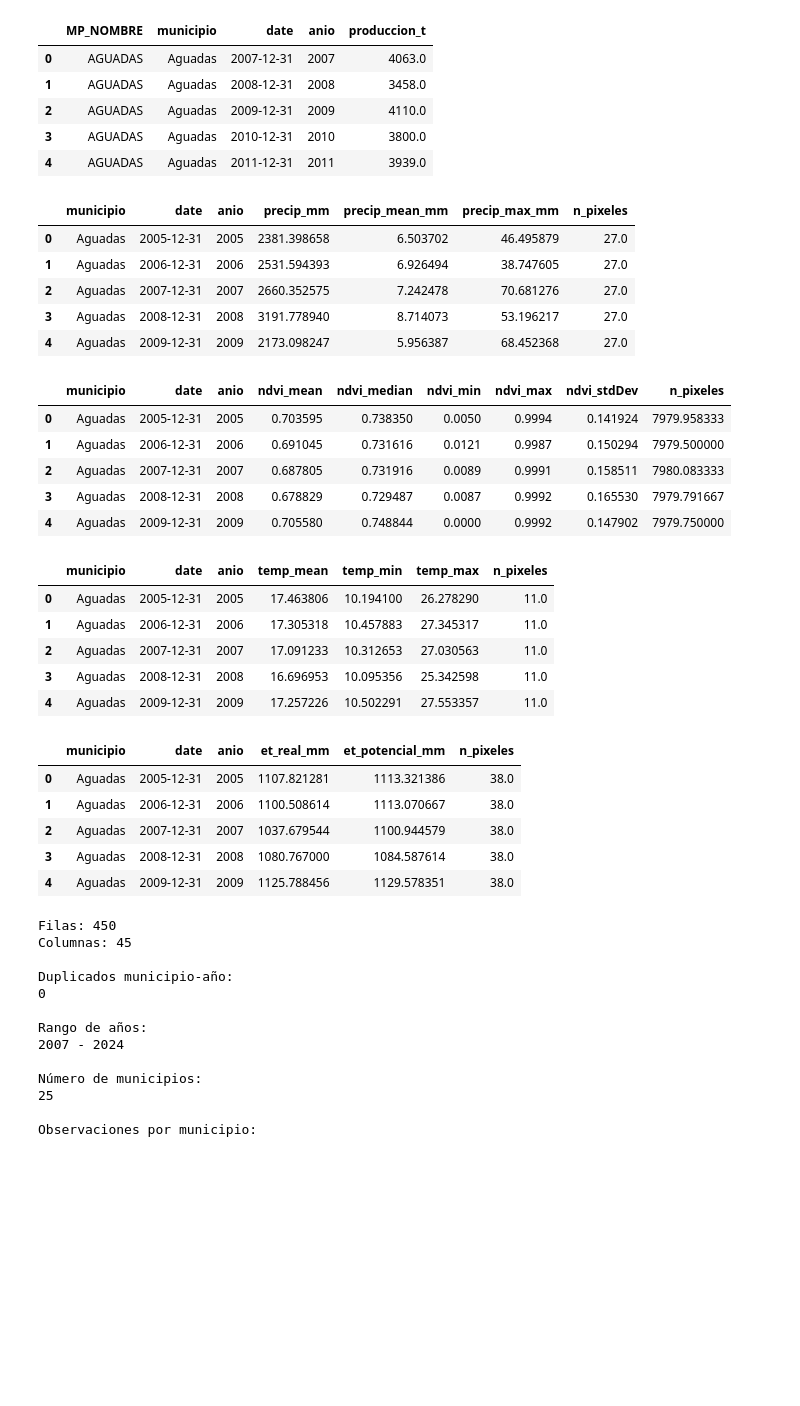
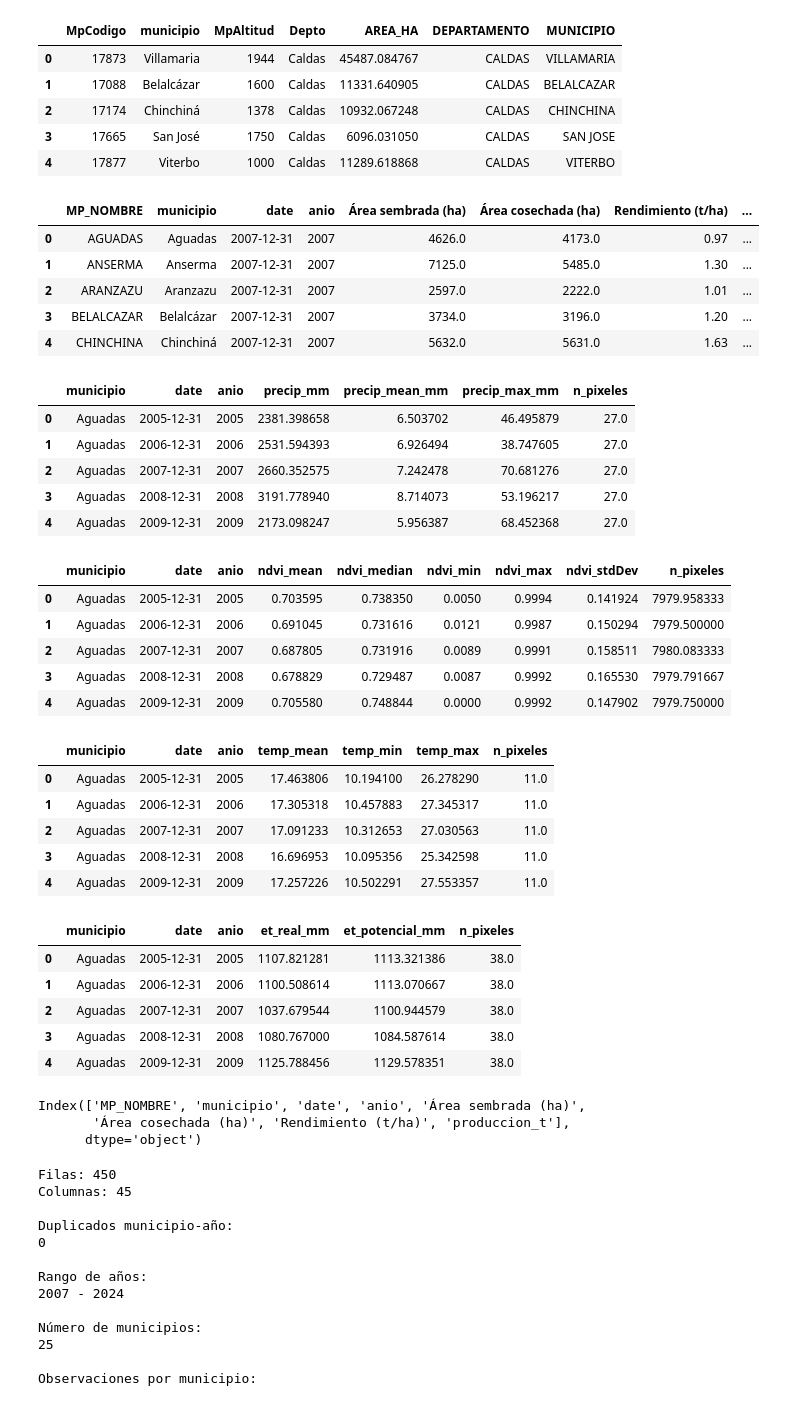
Before and after one commit to danieloliv44/proyecto_aplicado_en_analitica_de_datos, a Jupyter notebook: notebooks/exploracion/datos_anuales.ipynb, the cells around one changed output. Drawn from its saved outputs; the diff is of its cells as text; code cells hidden in the pictures; blank space fills up the shorter version.

Commit message:
Exploración altitud

```diff
--- a/notebooks/exploracion/datos_anuales.ipynb
+++ b/notebooks/exploracion/datos_anuales.ipynb
@@ -10,12 +11,18 @@ PROJECT_ROOT = Path().resolve().parents[1]
 path = PROJECT_ROOT / "data" / "processed"
 
 # Cargar los archivos de valores anuales
+municipios = pd.read_csv(path / "municipios.csv")
 produccion = pd.read_csv(path / "produccion_caldas_municipal_2007-2024.csv")
 precipitacion = pd.read_csv(path / "precipitacion_caldas_anio_2005-2025.csv")
 ndvi = pd.read_csv(path / "ndvi_caldas_anio_2005-2025.csv")
 temperatura = pd.read_csv(path / "temperatura_caldas_anio_2005-2025.csv")
 evapotranspiracion = pd.read_csv(path / "evapotranspiracion_caldas_anio_2005-2025.csv")
 # %%
+# Unificación de campo municipio
+municipios = municipios.rename(columns={
+    "MpNombre": "municipio",
+})
+
 produccion = produccion.rename(columns={
     "Municipio": "MP_NOMBRE",
     "MpNombre": "municipio",
@@ -23,41 +30,55 @@ produccion = produccion.rename(columns={
     "Producción (t)": "produccion_t"
 })
 # %%
+# Visualización de bases de datos
+display(municipios.head())
 display(produccion.head())
 display(precipitacion.head())
 display(ndvi.head())
 display(temperatura.head())
 display(evapotranspiracion.head())
 # %% [output]
-|  | MP_NOMBRE | municipio | date | anio | produccion_t |
-| 0 | AGUADAS | Aguadas | 2007-12-31 | 2007 | 4063.0 |
-| 1 | AGUADAS | Aguadas | 2008-12-31 | 2008 | 3458.0 |
-| 2 | AGUADAS | Aguadas | 2009-12-31 | 2009 | 4110.0 |
-| 3 | AGUADAS | Aguadas | 2010-12-31 | 2010 | 3800.0 |
-| 4 | AGUADAS | Aguadas | 2011-12-31 | 2011 | 3939.0 |
+|  | MpCodigo | municipio | MpAltitud | Depto | AREA_HA | DEPARTAMENTO | MUNICIPIO |
+| 0 | 17873 | Villamaria | 1944 | Caldas | 45487.084767 | CALDAS | VILLAMARIA |
+| 1 | 17088 | Belalcázar | 1600 | Caldas | 11331.640905 | CALDAS | BELALCAZAR |
+| 2 | 17174 | Chinchiná | 1378 | Caldas | 10932.067248 | CALDAS | CHINCHINA |
+| 3 | 17665 | San José | 1750 | Caldas | 6096.031050 | CALDAS | SAN JOSE |
+| 4 | 17877 | Viterbo | 1000 | Caldas | 11289.618868 | CALDAS | VITERBO |
-|  | municipio | date | anio | precip_mm | precip_mean_mm | precip_max_mm | n_pixeles |
-| 0 | Aguadas | 2005-12-31 | 2005 | 2381.398658 | 6.503702 | 46.495879 | 27.0 |
-| 1 | Aguadas | 2006-12-31 | 2006 | 2531.594393 | 6.926494 | 38.747605 | 27.0 |
-| 2 | Aguadas | 2007-12-31 | 2007 | 2660.352575 | 7.242478 | 70.681276 | 27.0 |
-| 3 | Aguadas | 2008-12-31 | 2008 | 3191.778940 | 8.714073 | 53.196217 | 27.0 |
-| 4 | Aguadas | 2009-12-31 | 2009 | 2173.098247 | 5.956387 | 68.452368 | 27.0 |
+|  | MP_NOMBRE | municipio | date | anio | Área sembrada (ha) | Área cosechada (ha) | Rendimiento (t/ha) | ... |
+| 0 | AGUADAS | Aguadas | 2007-12-31 | 2007 | 4626.0 | 4173.0 | 0.97 | ... |
+| 1 | ANSERMA | Anserma | 2007-12-31 | 2007 | 7125.0 | 5485.0 | 1.30 | ... |
+| 2 | ARANZAZU | Aranzazu | 2007-12-31 | 2007 | 2597.0 | 2222.0 | 1.01 | ... |
+| 3 | BELALCAZAR | Belalcázar | 2007-12-31 | 2007 | 3734.0 | 3196.0 | 1.20 | ... |
+| 4 | CHINCHINA | Chinchiná | 2007-12-31 | 2007 | 5632.0 | 5631.0 | 1.63 | ... |
-|  | municipio | date | anio | ndvi_mean | ndvi_median | ndvi_min | ndvi_max | ndvi_stdDev | n_pixeles |
-| 0 | Aguadas | 2005-12-31 | 2005 | 0.703595 | 0.738350 | 0.0050 | 0.9994 | 0.141924 | 7979.958333 |
-| 1 | Aguadas | 2006-12-31 | 2006 | 0.691045 | 0.731616 | 0.0121 | 0.9987 | 0.150294 | 7979.500000 |
-| 2 | Aguadas | 2007-12-31 | 2007 | 0.687805 | 0.731916 | 0.0089 | 0.9991 | 0.158511 | 7980.083333 |
-| 3 | Aguadas | 2008-12-31 | 2008 | 0.678829 | 0.729487 | 0.0087 | 0.9992 | 0.165530 | 7979.791667 |
-| 4 | Aguadas | 2009-12-31 | 2009 | 0.705580 | 0.748844 | 0.0000 | 0.9992 | 0.147902 | 7979.750000 |
+|  | municipio | date | anio | precip_mm | precip_mean_mm | precip_max_mm | n_pixeles |
+| 0 | Aguadas | 2005-12-31 | 2005 | 2381.398658 | 6.503702 | 46.495879 | 27.0 |
+| 1 | Aguadas | 2006-12-31 | 2006 | 2531.594393 | 6.926494 | 38.747605 | 27.0 |
+| 2 | Aguadas | 2007-12-31 | 2007 | 2660.352575 | 7.242478 | 70.681276 | 27.0 |
+| 3 | Aguadas | 2008-12-31 | 2008 | 3191.778940 | 8.714073 | 53.196217 | 27.0 |
+| 4 | Aguadas | 2009-12-31 | 2009 | 2173.098247 | 5.956387 | 68.452368 | 27.0 |
-|  | municipio | date | anio | temp_mean | temp_min | temp_max | n_pixeles |
-| 0 | Aguadas | 2005-12-31 | 2005 | 17.463806 | 10.194100 | 26.278290 | 11.0 |
-| 1 | Aguadas | 2006-12-31 | 2006 | 17.305318 | 10.457883 | 27.345317 | 11.0 |
-| 2 | Aguadas | 2007-12-31 | 2007 | 17.091233 | 10.312653 | 27.030563 | 11.0 |
-| 3 | Aguadas | 2008-12-31 | 2008 | 16.696953 | 10.095356 | 25.342598 | 11.0 |
-| 4 | Aguadas | 2009-12-31 | 2009 | 17.257226 | 10.502291 | 27.553357 | 11.0 |
+|  | municipio | date | anio | ndvi_mean | ndvi_median | ndvi_min | ndvi_max | ndvi_stdDev | n_pixeles |
+| 0 | Aguadas | 2005-12-31 | 2005 | 0.703595 | 0.738350 | 0.0050 | 0.9994 | 0.141924 | 7979.958333 |
+| 1 | Aguadas | 2006-12-31 | 2006 | 0.691045 | 0.731616 | 0.0121 | 0.9987 | 0.150294 | 7979.500000 |
+| 2 | Aguadas | 2007-12-31 | 2007 | 0.687805 | 0.731916 | 0.0089 | 0.9991 | 0.158511 | 7980.083333 |
+| 3 | Aguadas | 2008-12-31 | 2008 | 0.678829 | 0.729487 | 0.0087 | 0.9992 | 0.165530 | 7979.791667 |
+| 4 | Aguadas | 2009-12-31 | 2009 | 0.705580 | 0.748844 | 0.0000 | 0.9992 | 0.147902 | 7979.750000 |
-|  | municipio | date | anio | et_real_mm | et_potencial_mm | n_pixeles |
-| 0 | Aguadas | 2005-12-31 | 2005 | 1107.821281 | 1113.321386 | 38.0 |
-| 1 | Aguadas | 2006-12-31 | 2006 | 1100.508614 | 1113.070667 | 38.0 |
-| 2 | Aguadas | 2007-12-31 | 2007 | 1037.679544 | 1100.944579 | 38.0 |
-| 3 | Aguadas | 2008-12-31 | 2008 | 1080.767000 | 1084.587614 | 38.0 |
-| 4 | Aguadas | 2009-12-31 | 2009 | 1125.788456 | 1129.578351 | 38.0 |
+|  | municipio | date | anio | temp_mean | temp_min | temp_max | n_pixeles |
+| 0 | Aguadas | 2005-12-31 | 2005 | 17.463806 | 10.194100 | 26.278290 | 11.0 |
+| 1 | Aguadas | 2006-12-31 | 2006 | 17.305318 | 10.457883 | 27.345317 | 11.0 |
+| 2 | Aguadas | 2007-12-31 | 2007 | 17.091233 | 10.312653 | 27.030563 | 11.0 |
+| 3 | Aguadas | 2008-12-31 | 2008 | 16.696953 | 10.095356 | 25.342598 | 11.0 |
+| 4 | Aguadas | 2009-12-31 | 2009 | 17.257226 | 10.502291 | 27.553357 | 11.0 |
+|  | municipio | date | anio | et_real_mm | et_potencial_mm | n_pixeles |
+| 0 | Aguadas | 2005-12-31 | 2005 | 1107.821281 | 1113.321386 | 38.0 |
+| 1 | Aguadas | 2006-12-31 | 2006 | 1100.508614 | 1113.070667 | 38.0 |
+| 2 | Aguadas | 2007-12-31 | 2007 | 1037.679544 | 1100.944579 | 38.0 |
+| 3 | Aguadas | 2008-12-31 | 2008 | 1080.767000 | 1084.587614 | 38.0 |
+| 4 | Aguadas | 2009-12-31 | 2009 | 1125.788456 | 1129.578351 | 38.0 |
+# %%
+produccion.columns
+# %% [output]
+Index(['MP_NOMBRE', 'municipio', 'date', 'anio', 'Área sembrada (ha)',
+       'Área cosechada (ha)', 'Rendimiento (t/ha)', 'produccion_t'],
+      dtype='object')
 # %%
 # Selección de variables relevantes
```
Also changed, not shown: parts of 2 cells of this notebook, 1 other file.
